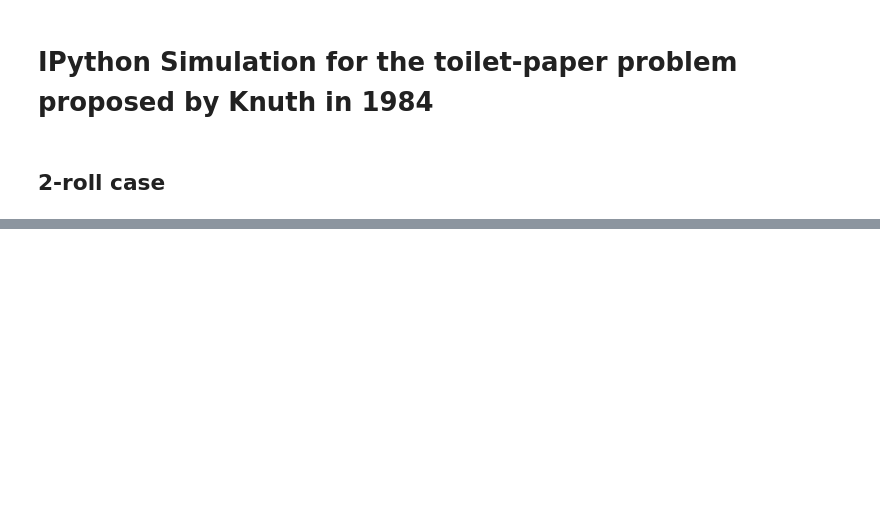
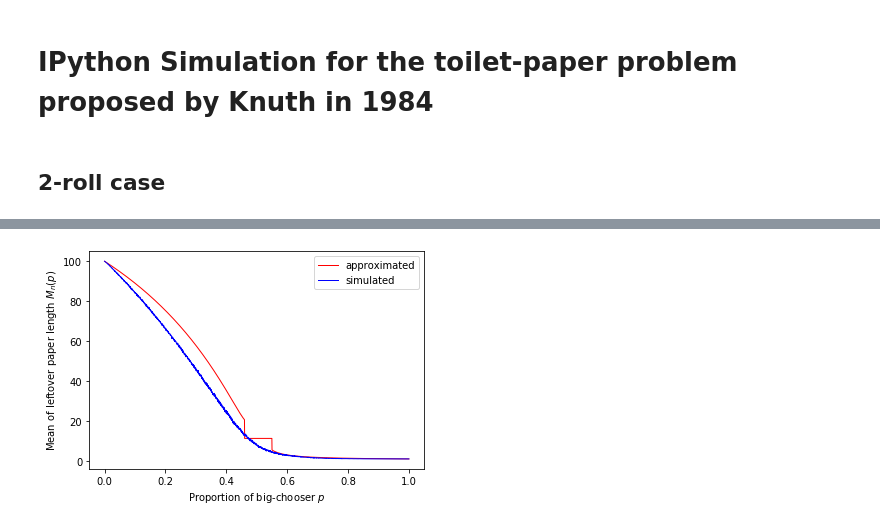
Before and after one commit to Kevin-Luyu/Semester2-Final-Project, a Jupyter notebook: toilet_paper.ipynb, the cells around one changed output, grey strips where cells are left out. Drawn from its saved outputs; the diff is of its cells as text; code cells hidden in the pictures; blank space fills up the shorter version.

```diff
--- a/toilet_paper.ipynb
+++ b/toilet_paper.ipynb
@@ -45,0 +166,32 @@ plt.show()
+# %%
+def approxM(n,p):
+    """
+    approximate the value of M_n(p) when n is large using the approximation given in Knuth's paper
+    ---input---
+    float p: the proportion of big-chooser
+    int n: initial size of toilet paper
+    ---returns---
+    float: value of M_n(p) approximated using Knuth's method in a piecewise function
+    """
+    if (p<(1/2-0.4*n**(-0.5))):
+        res = (1-2*p)*n/(1-p)+p/(1-2*p)
+    else:
+        if (p-(1/2+0.5*n**(-0.5))>0):
+            res = p/(2*p-1)
+        else:
+            res = 2*(n/np.pi)**0.5-1/4 *(1/(np.pi*n))**0.5
+    return res
+# %%
+approxres = []
+for p in np.linspace(0,1,2000):
+    approxres.append(approxM(100,p))
+t=np.linspace(0,1,2000)
+fig, ax = plt.subplots()
+ax.plot(t,approxres,'r-',label='approximated',linewidth = 1)
+ax.plot(t,dic100['mean'],'b',label='simulated',linewidth = 1)
+ax.set_xlabel(r'Proportion of big-chooser $p$')
+ax.set_ylabel(r'Mean of leftover paper length $M_n(p)$')
+ax.legend()
+plt.show()
+# %% [output]
+[figure, added]
```
Also changed, not shown: parts of 13 cells of this notebook.
